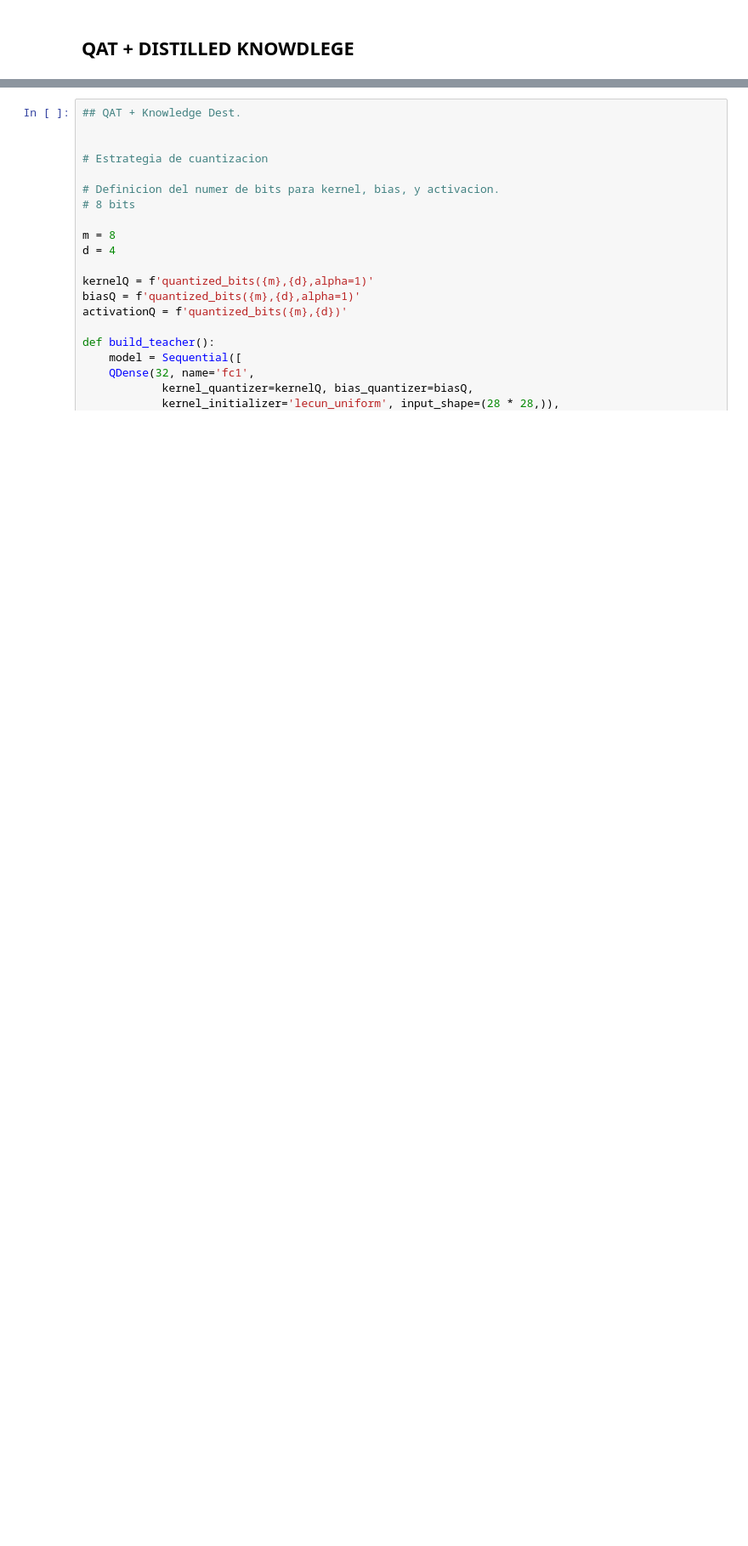
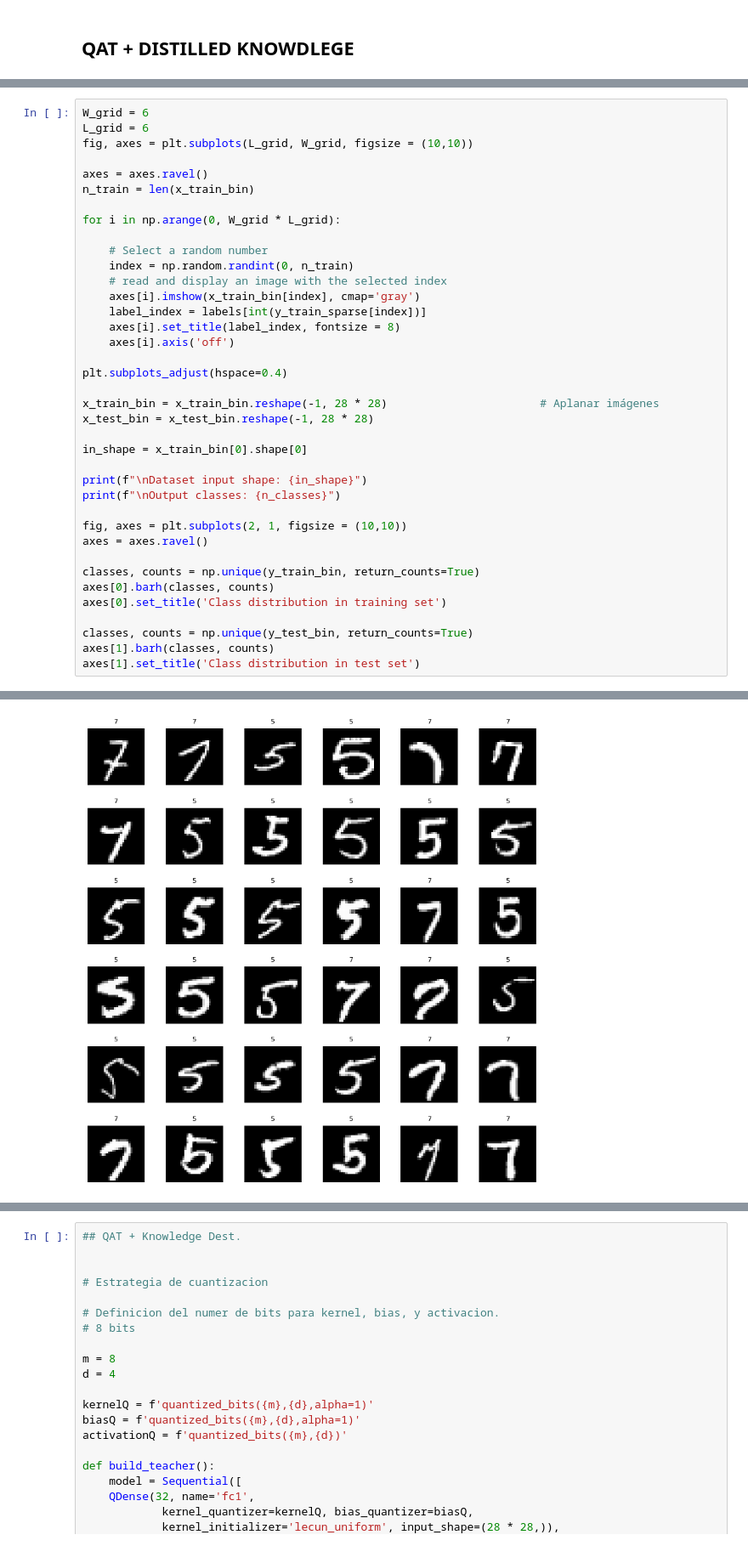
Before and after one commit to dgayet/ml_fpga_unmdp, a Jupyter notebook: labs/lab2/02-MLCompression.ipynb, the cells around one changed output, grey strips where cells are left out. Shown at 85% size. Cells and saved outputs as stored; diff of their text form; blank space fills up the shorter version.

```diff
--- a/labs/lab2/02-MLCompression.ipynb
+++ b/labs/lab2/02-MLCompression.ipynb
@@ -1206,0 +1195,39 @@ Output classes: 2
+# %%
+W_grid = 6
+L_grid = 6
+fig, axes = plt.subplots(L_grid, W_grid, figsize = (10,10))
+
+axes = axes.ravel()
+n_train = len(x_train_bin)
+
+for i in np.arange(0, W_grid * L_grid):
+
+    # Select a random number
+    index = np.random.randint(0, n_train)
+    # read and display an image with the selected index
+    axes[i].imshow(x_train_bin[index], cmap='gray')
+    label_index = labels[int(y_train_sparse[index])]
+    axes[i].set_title(label_index, fontsize = 8)
+    axes[i].axis('off')
+
+plt.subplots_adjust(hspace=0.4)
+
+x_train_bin = x_train_bin.reshape(-1, 28 * 28)                       # Aplanar imágenes
+x_test_bin = x_test_bin.reshape(-1, 28 * 28)
+
+in_shape = x_train_bin[0].shape[0]
+
+print(f"\nDataset input shape: {in_shape}")
+print(f"\nOutput classes: {n_classes}")
+
+fig, axes = plt.subplots(2, 1, figsize = (10,10))
+axes = axes.ravel()
+
+classes, counts = np.unique(y_train_bin, return_counts=True)
+axes[0].barh(classes, counts)
+axes[0].set_title('Class distribution in training set')
+
+classes, counts = np.unique(y_test_bin, return_counts=True)
+axes[1].barh(classes, counts)
+axes[1].set_title('Class distribution in test set')
+# %% [output]
@@ -1206,0 +1238 @@ Output classes: 2
+[figure, added]
```
Also changed, not shown: parts of 3 cells of this notebook.
